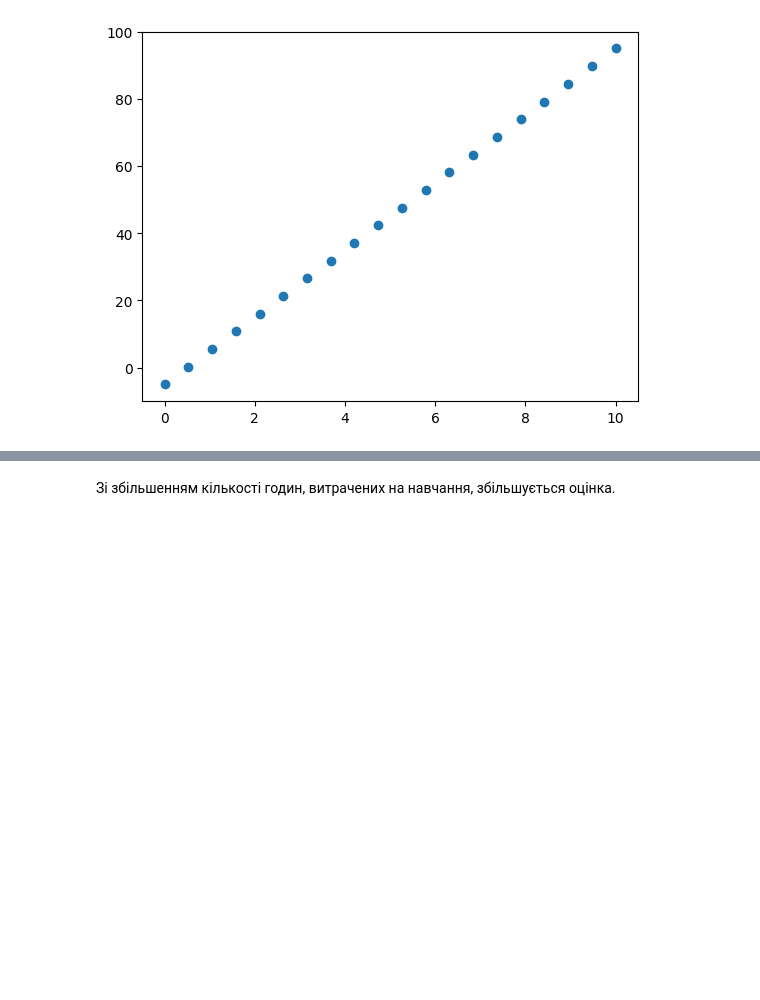
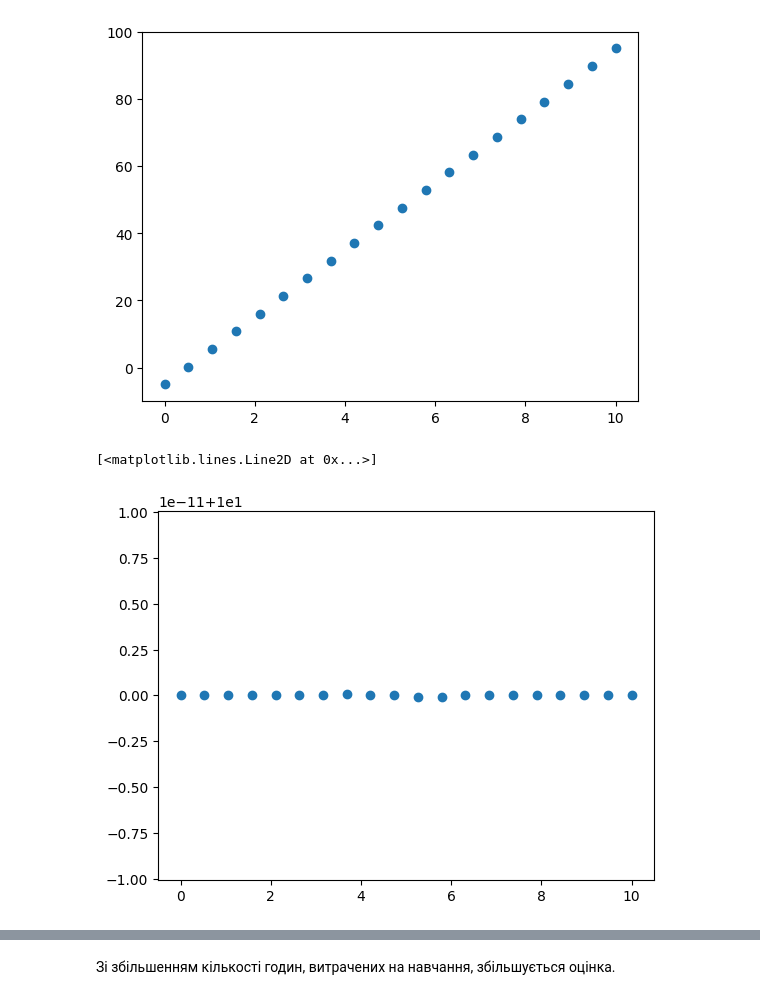
Before and after one commit to anastasiia-vsk/ML_course, a Jupyter notebook: HW_2_1_Функції_і_похідні.ipynb, the cells around one changed output, grey strips where cells are left out. Drawn from its saved outputs; the diff is of its cells as text; code cells hidden in the pictures; blank space fills up the shorter version.

```diff
--- a/HW_2_1_Функції_і_похідні.ipynb
+++ b/HW_2_1_Функції_і_похідні.ipynb
@@ -20,3 +20,10 @@ plt.plot(x, f(x), 'o')
 # %% [output]
 [<matplotlib.lines.Line2D at 0x...>]
 [figure]
+# %%
+derivative_vals = (f(x + 0.1) - f(x)) / 0.1
+# %%
+plt.plot(x, derivative_vals, 'o')
+# %% [output]
+[<matplotlib.lines.Line2D at 0x...>]
+[figure, added]
```
Also changed, not shown: parts of 1 cell of this notebook.
